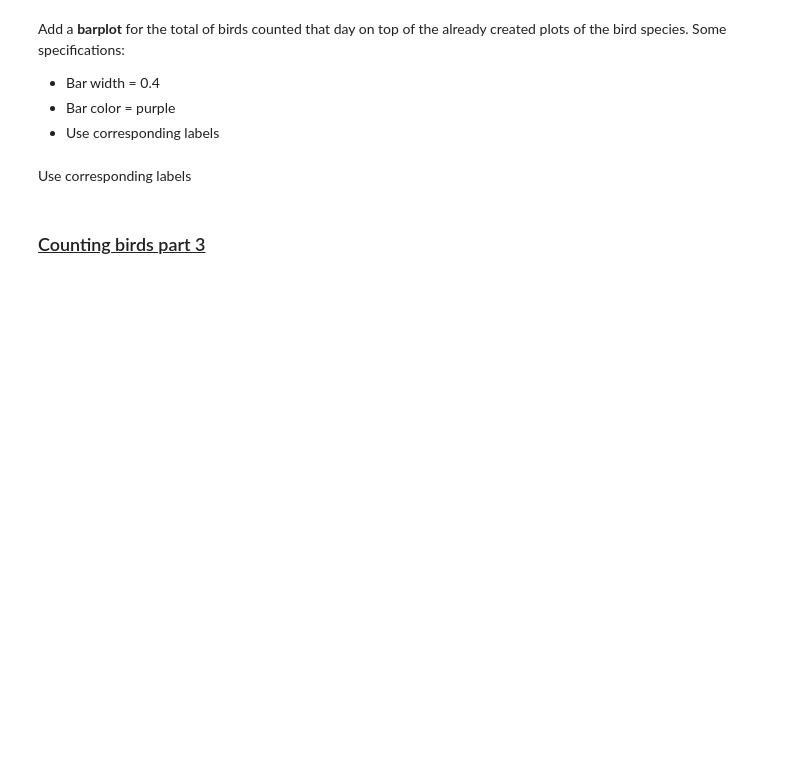
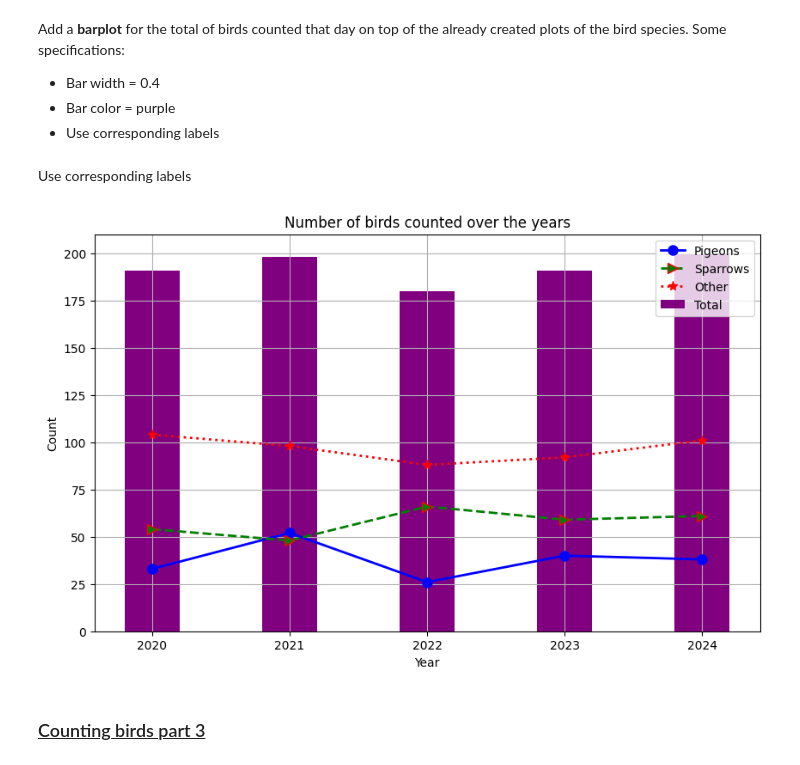
Before and after one commit to iPwnds/Programming-2, a Jupyter notebook: 05-data-processing/03-data_visualization/exercises_visualizations.ipynb, the cells around one changed output. Cells and saved outputs as stored; diff of their text form; code cells hidden in the pictures; blank space fills up the shorter version.

```diff
--- a/05-data-processing/03-data_visualization/exercises_visualizations.ipynb
+++ b/05-data-processing/03-data_visualization/exercises_visualizations.ipynb
@@ -66,0 +132,6 @@ Add a column to the dataframe containing the total amount of birds counted that
+# %%
+# Total of birds
+
+
+df['Total'] = df[['Pigeons', 'Sparrows', 'others']].sum(axis=1)
+print(df)
@@ -78,3 +154,28 @@ Use corresponding labels
+# %%
+# Write your code here
+
+plt.figure(figsize=(10, 6))
+
+plt.plot(df['year'], df['Pigeons'], marker='o', color='blue', linestyle='-', linewidth=2, markersize=8, label='Pigeons')
+
+plt.plot(df['year'], df['Sparrows'], marker='>', color='green', linestyle='--', linewidth=2, markersize=8, label='Sparrows', mec = 'r')
+
+plt.plot(df['year'], df['others'], marker='*', color='red', linestyle=':', linewidth=2, markersize=8, label='Other')
+
+plt.bar(df['year'], df['Total'], 0.4, color='purple', label='Total')
+
+plt.title('Number of birds counted over the years')
+
+plt.xlabel('Year')
+plt.ylabel('Count')
+
+plt.legend()
+
+plt.grid(True)
+
+plt.show()
+# %% [output]
+[figure, added]
 # %% [markdown]
 ### <u> Counting birds part 3 </u>
 # %% [markdown]
```
Also changed, not shown: parts of 16 cells of this notebook, 2 other files.
